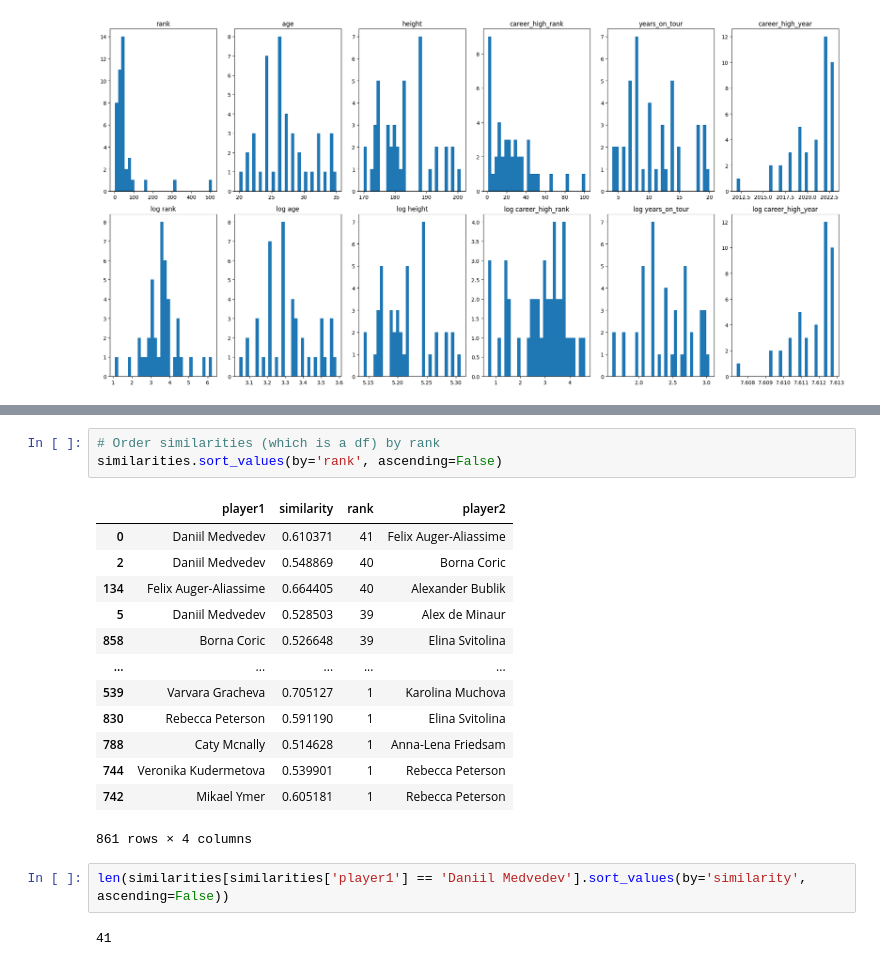
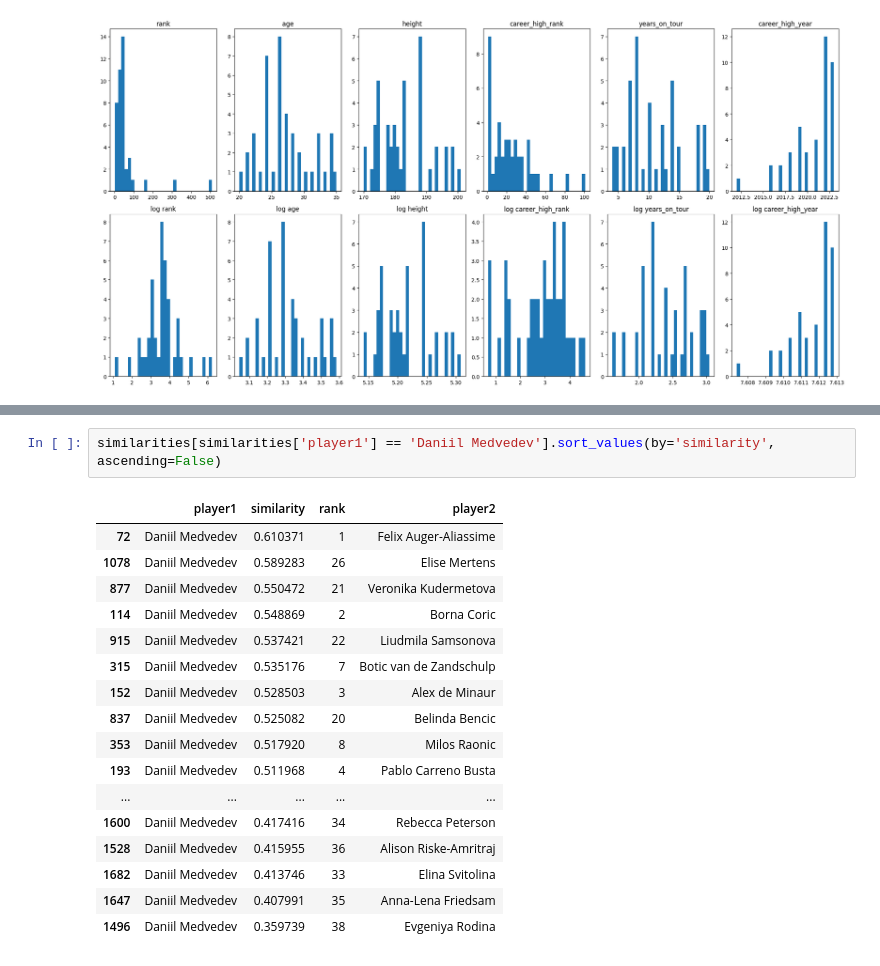
Before and after one commit to AsafKed/tennis-router, a Jupyter notebook: backend/test.ipynb, the cells around one changed output, grey strips where cells are left out. Cells and saved outputs as stored; diff of their text form.

```diff
--- a/backend/test.ipynb
+++ b/backend/test.ipynb
@@ -363,22 +378,21 @@ similarities
-# %%
-# Order similarities (which is a df) by rank
-similarities.sort_values(by='rank', ascending=False)
-# %% [output]
-|  | player1 | similarity | rank | player2 |
-| 0 | Daniil Medvedev | 0.610371 | 41 | Felix Auger-Aliassime |
-| 2 | Daniil Medvedev | 0.548869 | 40 | Borna Coric |
-| 134 | Felix Auger-Aliassime | 0.664405 | 40 | Alexander Bublik |
-| 5 | Daniil Medvedev | 0.528503 | 39 | Alex de Minaur |
-| 858 | Borna Coric | 0.526648 | 39 | Elina Svitolina |
-| ... | ... | ... | ... | ... |
-| 539 | Varvara Gracheva | 0.705127 | 1 | Karolina Muchova |
-| 830 | Rebecca Peterson | 0.591190 | 1 | Elina Svitolina |
-| 788 | Caty Mcnally | 0.514628 | 1 | Anna-Lena Friedsam |
-| 744 | Veronika Kudermetova | 0.539901 | 1 | Rebecca Peterson |
-| 742 | Mikael Ymer | 0.605181 | 1 | Rebecca Peterson |
-861 rows × 4 columns
 # %%
-len(similarities[similarities['player1'] == 'Daniil Medvedev'].sort_values(by='similarity', ascending=False))
+similarities[similarities['player1'] == 'Daniil Medvedev'].sort_values(by='similarity', ascending=False)
 # %% [output]
-41
+|  | player1 | similarity | rank | player2 |
+| 72 | Daniil Medvedev | 0.610371 | 1 | Felix Auger-Aliassime |
+| 1078 | Daniil Medvedev | 0.589283 | 26 | Elise Mertens |
+| 877 | Daniil Medvedev | 0.550472 | 21 | Veronika Kudermetova |
+| 114 | Daniil Medvedev | 0.548869 | 2 | Borna Coric |
+| 915 | Daniil Medvedev | 0.537421 | 22 | Liudmila Samsonova |
+| 315 | Daniil Medvedev | 0.535176 | 7 | Botic van de Zandschulp |
+| 152 | Daniil Medvedev | 0.528503 | 3 | Alex de Minaur |
+| 837 | Daniil Medvedev | 0.525082 | 20 | Belinda Bencic |
+| 353 | Daniil Medvedev | 0.517920 | 8 | Milos Raonic |
+| 193 | Daniil Medvedev | 0.511968 | 4 | Pablo Carreno Busta |
+| ... | ... | ... | ... | ... |
+| 1600 | Daniil Medvedev | 0.417416 | 34 | Rebecca Peterson |
+| 1528 | Daniil Medvedev | 0.415955 | 36 | Alison Riske-Amritraj |
+| 1682 | Daniil Medvedev | 0.413746 | 33 | Elina Svitolina |
+| 1647 | Daniil Medvedev | 0.407991 | 35 | Anna-Lena Friedsam |
+| 1496 | Daniil Medvedev | 0.359739 | 38 | Evgeniya Rodina |
 # %%
```
Also changed, not shown: parts of 8 cells of this notebook, 4 other files.
